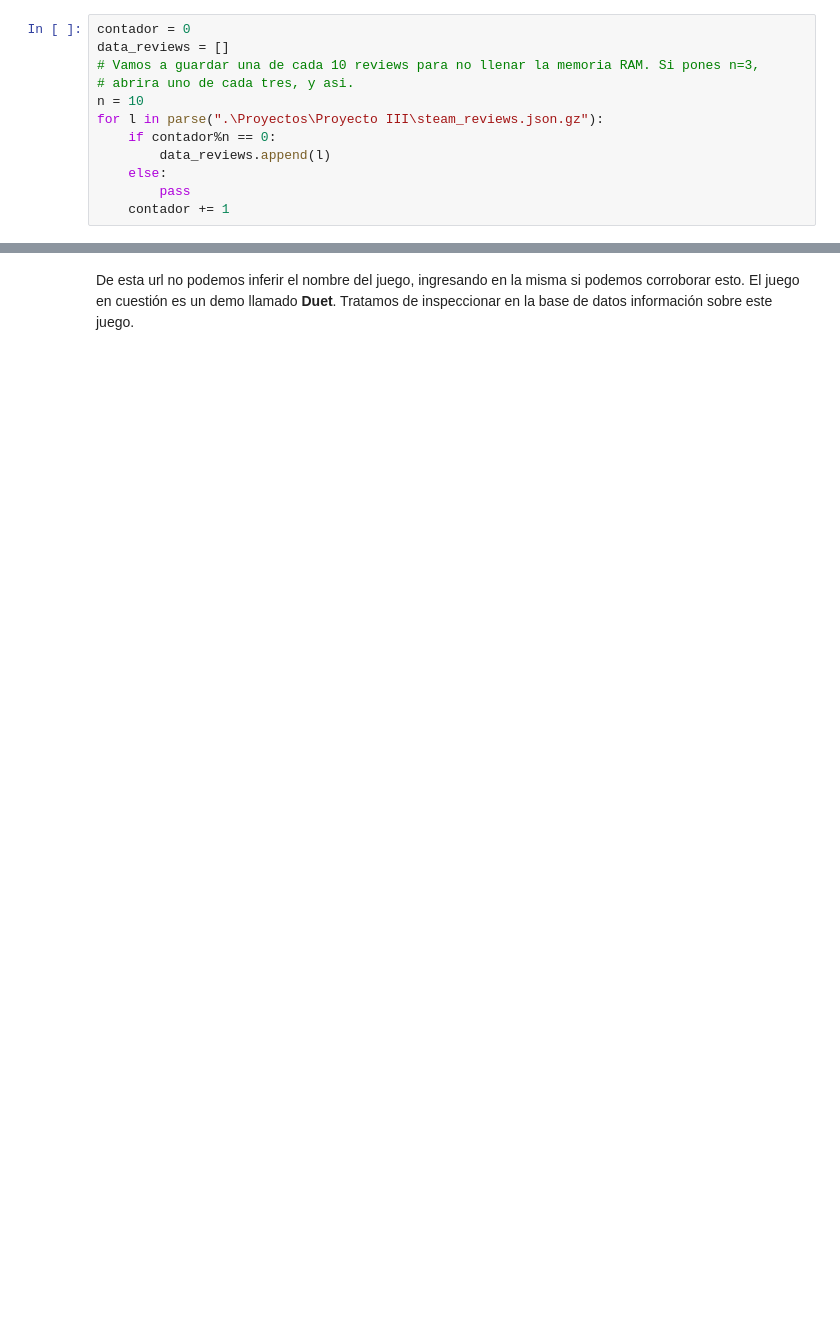
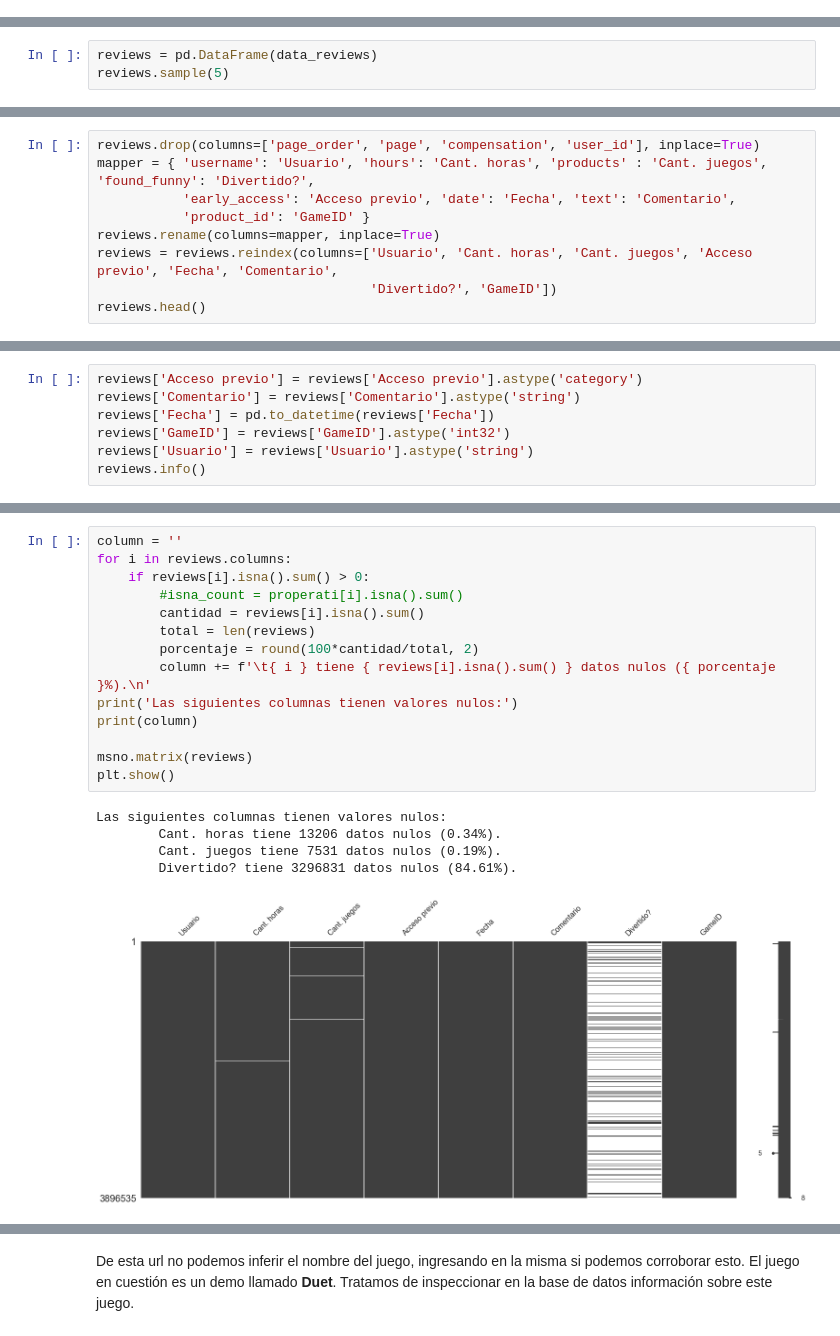
Before and after one commit to aaerror/Steam, a Jupyter notebook: Proyecto 03.ipynb, the cells around one changed output, grey strips where cells are left out. Cells and saved outputs as stored; diff of their text form; blank space fills up the shorter version.

Commit message:
Análisis exploratorio de datos finalizado.

```diff
--- a/Proyecto 03.ipynb
+++ b/Proyecto 03.ipynb
@@ -53,12 +0,0 @@ def parse(path):
-# %%
-contador = 0
-data_reviews = []
-# Vamos a guardar una de cada 10 reviews para no llenar la memoria RAM. Si pones n=3,
-# abrira uno de cada tres, y asi.
-n = 10
-for l in parse(".\Proyectos\Proyecto III\steam_reviews.json.gz"):
-    if contador%n == 0:
-        data_reviews.append(l)
-    else:
-        pass
-    contador += 1
@@ -72,0 +72,3 @@ reviews.head()
+# %%
+reviews = pd.DataFrame(data_reviews)
+reviews.sample(5)
@@ -72,0 +119,9 @@ reviews.head()
+# %%
+reviews.drop(columns=['page_order', 'page', 'compensation', 'user_id'], inplace=True)
+mapper = { 'username': 'Usuario', 'hours': 'Cant. horas', 'products' : 'Cant. juegos', 'found_funny': 'Divertido?',
+           'early_access': 'Acceso previo', 'date': 'Fecha', 'text': 'Comentario',
+           'product_id': 'GameID' }
+reviews.rename(columns=mapper, inplace=True)
+reviews = reviews.reindex(columns=['Usuario', 'Cant. horas', 'Cant. juegos', 'Acceso previo', 'Fecha', 'Comentario',
+                                   'Divertido?', 'GameID'])
+reviews.head()
@@ -72,0 +137,7 @@ reviews.head()
+# %%
+reviews['Acceso previo'] = reviews['Acceso previo'].astype('category')
+reviews['Comentario'] = reviews['Comentario'].astype('string')
+reviews['Fecha'] = pd.to_datetime(reviews['Fecha'])
+reviews['GameID'] = reviews['GameID'].astype('int32')
+reviews['Usuario'] = reviews['Usuario'].astype('string')
+reviews.info()
@@ -72,0 +160,20 @@ reviews.head()
+# %%
+column = ''
+for i in reviews.columns:
+    if reviews[i].isna().sum() > 0:
+        #isna_count = properati[i].isna().sum()
+        cantidad = reviews[i].isna().sum()
+        total = len(reviews)
+        porcentaje = round(100*cantidad/total, 2)
+        column += f'\t{ i } tiene { reviews[i].isna().sum() } datos nulos ({ porcentaje }%).\n'
+print('Las siguientes columnas tienen valores nulos:')
+print(column)
+
+msno.matrix(reviews)
+plt.show()
+# %% [output]
+Las siguientes columnas tienen valores nulos:
+        Cant. horas tiene 13206 datos nulos (0.34%).
+        Cant. juegos tiene 7531 datos nulos (0.19%).
+        Divertido? tiene 3296831 datos nulos (84.61%).
+[figure, added]
```
Also changed, not shown: parts of 217 cells of this notebook, 1 other file.
